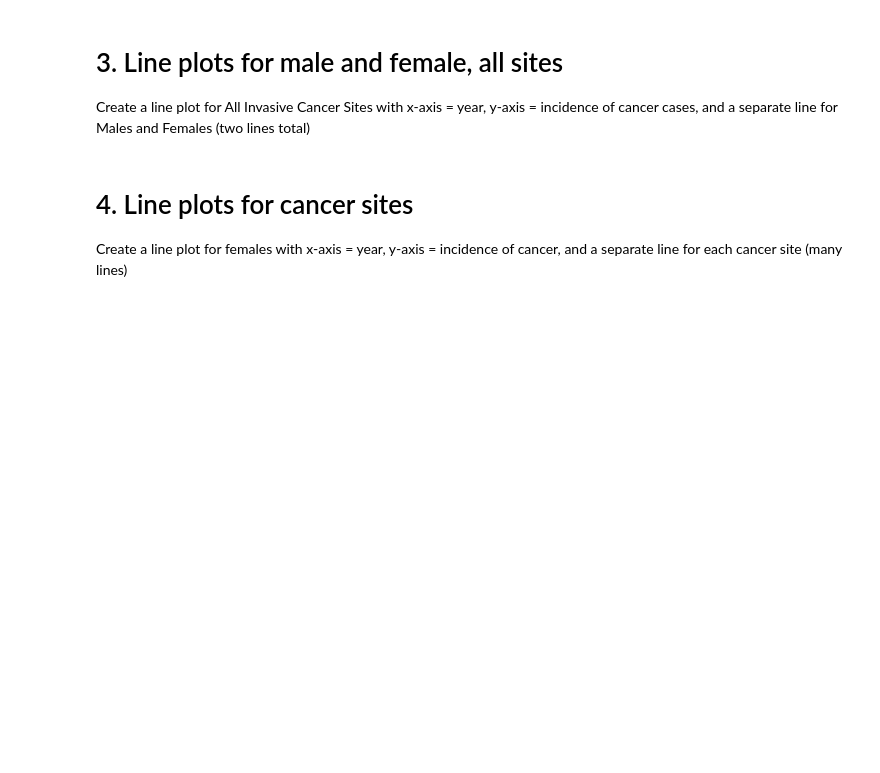
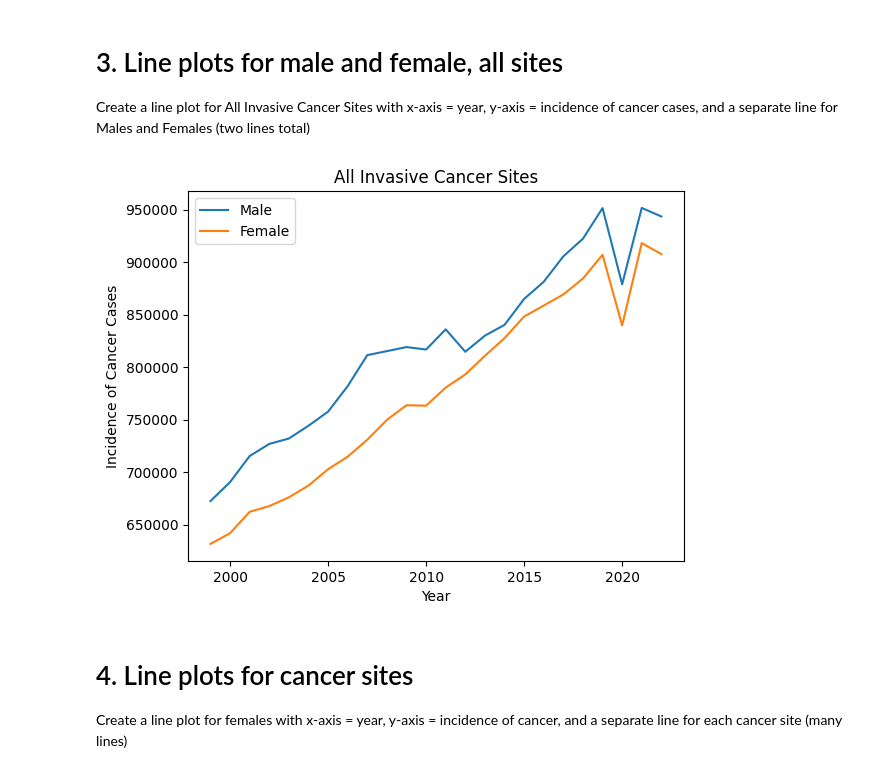
Before and after one commit to robinphurtado/Assignment1, a Jupyter notebook: notebooks/assignment1-1.ipynb, the cells around one changed output. Cells and saved outputs as stored; diff of their text form; code cells hidden in the pictures; blank space fills up the shorter version.

```diff
--- a/notebooks/assignment1-1.ipynb
+++ b/notebooks/assignment1-1.ipynb
@@ -67,2 +68,15 @@ The rest of the assignment should be completed in this notebook:
 # %% [markdown]
 # 1. Read in Data
+# %%
+cwd = Path().cwd() # folder containing this notebook
+project_folder = cwd.parent # project folder containing the src folder
+dataset_path = Path('data/clean_cdc_cancer.csv') #using a data folder makes life easier
+
+file = project_folder / dataset_path #join the project folder with the dataset path
+
+if not file.exists():
+    raise FileNotFoundError(f"Dataset file not found: {file}")
+
+df_cancer_clean = pd.read_csv(file)
+
+# selecting a
@@ -74,6 +231,25 @@ Write code to determine which cancer site had the highest incidence of new cases
 # 3. Line plots for male and female, all sites
 
 Create a line plot for All Invasive Cancer Sites with x-axis = year, y-axis = incidence of cancer cases, and a separate line for Males and Females (two lines total)
+# %%
+# create dataframe with All Invasive Cancer Sites Combined for Males only
+df_male_combined = df_cancer_clean[(df_cancer_clean['Sex']=='M') & (df_cancer_clean['Cancer Sites'] == 'All Invasive Cancer Sites Combined')][['Year', 'Count']]
+# create dataframe with All Invasive Cancer Sites Combined for Females only
+df_female_combined = df_cancer_clean[(df_cancer_clean['Sex']=='F') & (df_cancer_clean['Cancer Sites'] == 'All Invasive Cancer Sites Combined')][['Year', 'Count']]
+
+# create line plot for male data
+plt.plot(df_male_combined['Year'], df_male_combined['Count'], label = 'Male')
+# plot line for female data on the same plot
+plt.plot(df_female_combined['Year'], df_female_combined['Count'], label = 'Female')
+
+# add graph title, xy labels, and legend to decipher male vs female plot
+plt.title('All Invasive Cancer Sites')
+plt.xlabel('Year')
+plt.ylabel('Incidence of Cancer Cases')
+plt.legend()
+plt.show()
+# %% [output]
+[figure, added]
 # %% [markdown]
 # 4. Line plots for cancer sites
 
```
Also changed, not shown: parts of 25 cells of this notebook, 1 other file.
